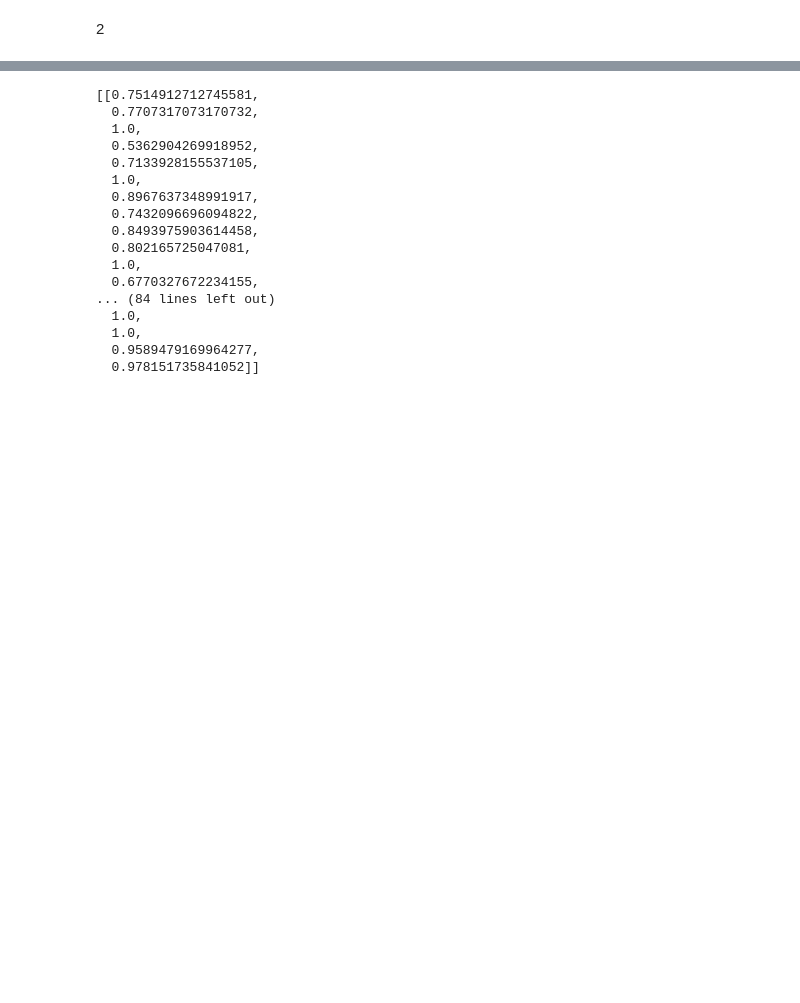
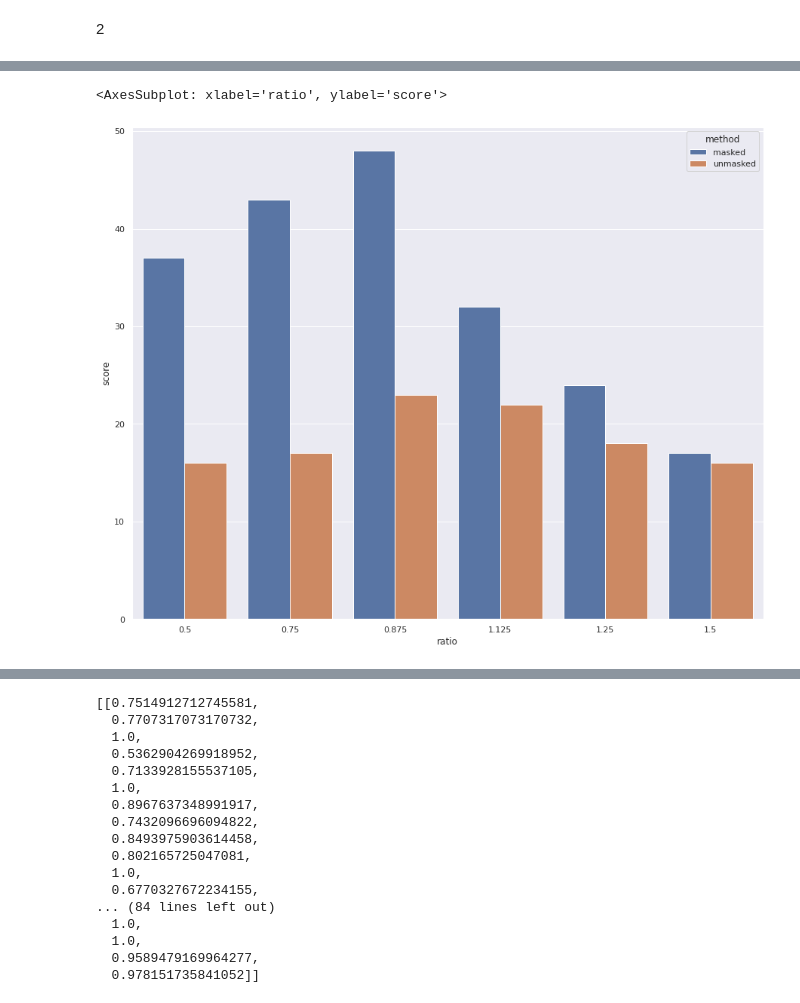
Before and after one commit to KajetanBilski/vision-stretcher, a Jupyter notebook: experiments.ipynb, the cells around one changed output, grey strips where cells are left out. Cells and saved outputs as stored; diff of their text form; code cells hidden in the pictures; blank space fills up the shorter version.

```diff
--- a/experiments.ipynb
+++ b/experiments.ipynb
@@ -76,0 +91,4 @@ for idx, img in enumerate(images):
+# %%
+stats[1.25] = measure_recomposition(images, [256, 320], predictor, coi)
+# %%
+stats[1.5] = measure_recomposition(images, [256, 384], predictor, coi)
@@ -76,0 +118,4 @@ for idx, img in enumerate(images):
+# %%
+df = pd.DataFrame(stats)
+# %%
+df2 = df.unstack().apply(pd.Series).reset_index().melt(id_vars=["level_0", "level_1"]).rename(columns={"level_0": "ratio","level_1": "method","variable": "photo", "value": "score"})
@@ -76,0 +138,5 @@ for idx, img in enumerate(images):
+# %%
+sns.barplot(data=df2[df2["score"] >= 1.].groupby(["ratio", "method"]).count().reset_index(), x="ratio", y="score", hue="method")
+# %% [output]
+<AxesSubplot: xlabel='ratio', ylabel='score'>
+[figure, added]
```
Also changed, not shown: parts of 14 cells of this notebook, 8 other files.
